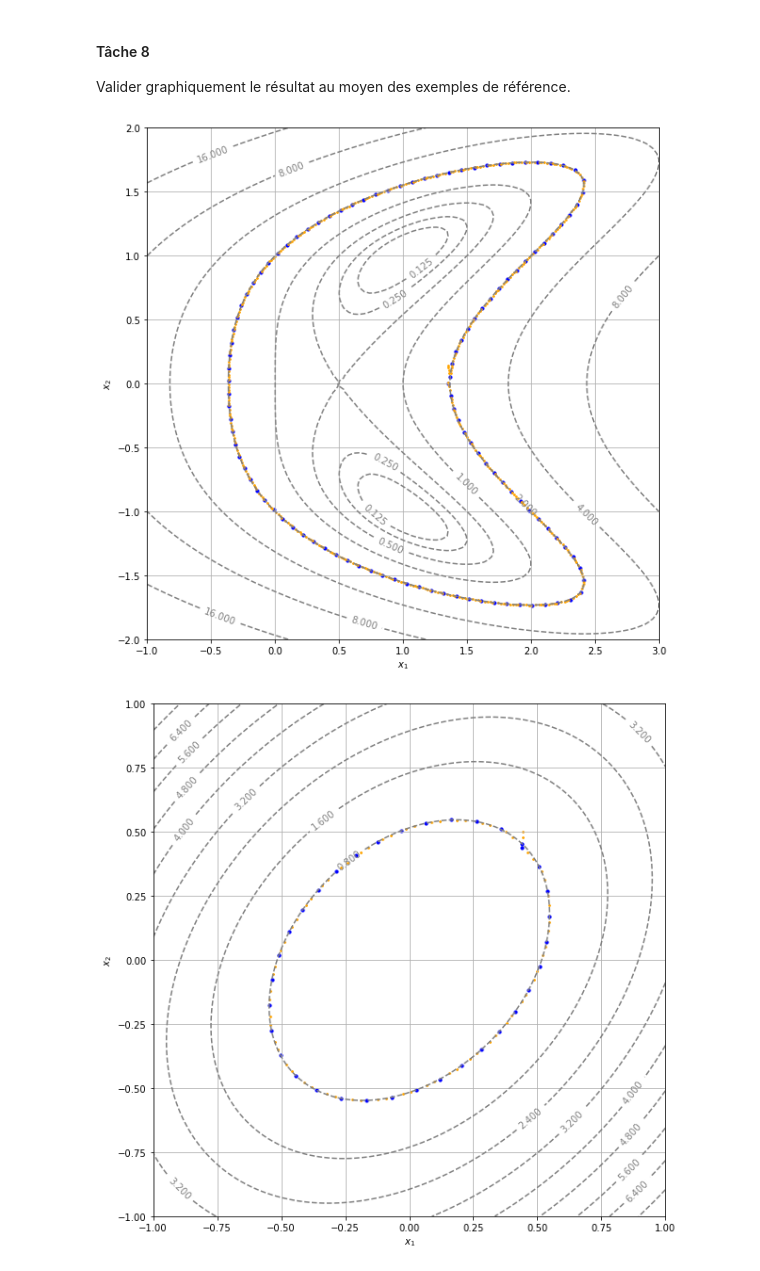
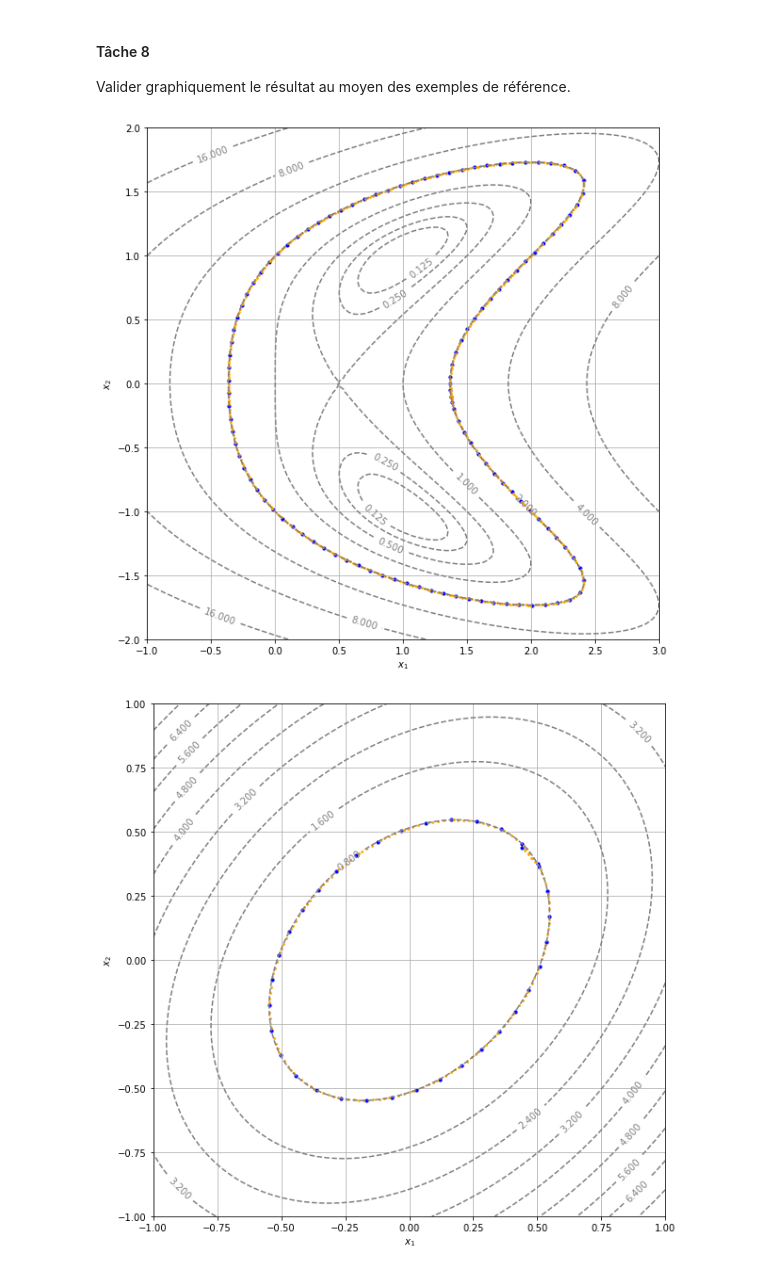
Before and after one commit to grigaut/devoir-maths, a Jupyter notebook: curb (1).ipynb, the cells around one changed output. Drawn from its saved outputs; the diff is of its cells as text; code cells hidden in the pictures.

```diff
--- a/curb (1).ipynb
+++ b/curb (1).ipynb
@@ -335,6 +333,7 @@ N = 100
 Implémenter la fonction `Newton` en complétant le canevas ci-dessous
 # %%
 def Newton(F, x0, y0, eps = eps, N = N):
+    """F : fonction ; x0 : float ; y0 : float ; eps : float (default : 1e-12) ; N : int (default : 100)"""
     x, y = float(x0), float(y0) #On convertit en float car les algorithmes de autograd ne semblent pas fonctionnent pas avec des entiers
     Jacob_f  = J(F)
     for i in range(N):
@@ -417,6 +413,10 @@ Comment, en partant d'un point de référence $(x_0, y_0)$ tel que $f(x_0, y_0)=
 # %%
 #Implémentation 1
 def level_curve1(f, x0, y0, delta = 0.1, N = 200, eps = eps, c = 0.0):
+
+    """ f : fonction ; x0 : float ; y0 : float ; delta : float (default : 0.1) ; N : int (default : 200) ;
+    eps : float (default : 1e-12) ; c : float (default : 0.0)"""
+
     #on ajoute une constante c pour gérer la courbe de niveau.
 
     def h(x, y) :
@@ -430,17 +430,22 @@ def level_curve1(f, x0, y0, delta = 0.1, N = 200, eps = eps, c = 0.0):
     for i in range(0, N-1) :
 
         grad_x, grad_y = gradf(x0, y0)[0], gradf(x0, y0)[1] #On calcule le gradient
+
         #On veut partir "vers la droite", pour cela on applique une rotation de -90° au gradient, on normalise ensuite le vecteur obtenu.
         rotation_grad = np.array([grad_y, - grad_x])/np.linalg.norm(np.array([grad_x, grad_y]))
+
         #On veut maintenant partir "assez loin"
         direction = rotation_grad * delta
+
         #le point (x0 + direction[0], y0 + direction[1]) est situé assez loin de (x0,y0) pour qu'il soit intéressant d'appliquer
         #une méthode de Newton en partant de lui.
         x1, y1 = Newton(F, direction[0] + x0, direction[1] + y0)
+
         #la méthode de Newton nous permet ainsi d'obtenir un point situé sur la courbe de niveau de f, mais également à une distance
         #supérieure à delta grâce à la deuxième composante du vecteur image de F (situé précisément à (3/2)*delta de (x0,y0))
         liste_points.append((x1, y1))
         x0, y0 = x1, y1
+
     liste_x = []
     liste_y = []
     for e in liste_points :
@@ -810,11 +836,15 @@ Valider graphiquement le résultat au moyen des exemples de référence.
 # %%
 #On modfidie la fonction display_contour pour afficher nos points et valider notre programme.
 def display_contourv3(f, x, y, levels, x0, y0, oversampling, delta, version, c = 0.0) :
+
     #On génère la liste des points situés sur la courbe de niveau, en fonction de la version du programme demandé.
+
     if version == 1 :
         liste_points = level_curve1(f, x0, y0, delta, c = c)
+
     elif version == 2 :
         liste_points = level_curve2(f, x0, y0, delta, c = c)
+
     else :
         liste_points, liste_points_interpoles = level_curve3(f, x0, y0, oversampling, delta, c = c)
 
@@ -838,34 +868,34 @@ def display_contourv3(f, x, y, levels, x0, y0, oversampling, delta, version, c =
     plt.gca().set_aspect("equal")
 
 
 display_contourv3(
     f2,
     x=np.linspace(-1.0, 3.0, 100),
     y=np.linspace(-2.0, 2.0, 100),
     levels=[2**i for i in range(-3, 8)], # levels: [0.125, 0.25, ..., 64, 128]
-    x0 = 1.35,
+    x0 = 1.37,
     y0 = 0.0,
     oversampling = 5,
     delta = 0.1,
     version = 3,
     c = 2.0
 )
 
 
 display_contourv3(
     f1,
     x=np.linspace(-1.0, 1.0, 100),
     y=np.linspace(-1.0, 1.0, 100),
     levels=10, # 10 levels, automatically selected
     x0 = 0.44,
     y0 = 0.44,
-    oversampling = 3,
+    oversampling = 5,
     delta = 0.1,
     version = 3,
     c = 0.8
 )
 
 #On constate que le programme semble marcher comme souhaité
 # %% [output]
-[figure, old version]
+[figure, new version]
-[figure, old version]
+[figure, new version]
```
Also changed, not shown: parts of 6 cells of this notebook.
